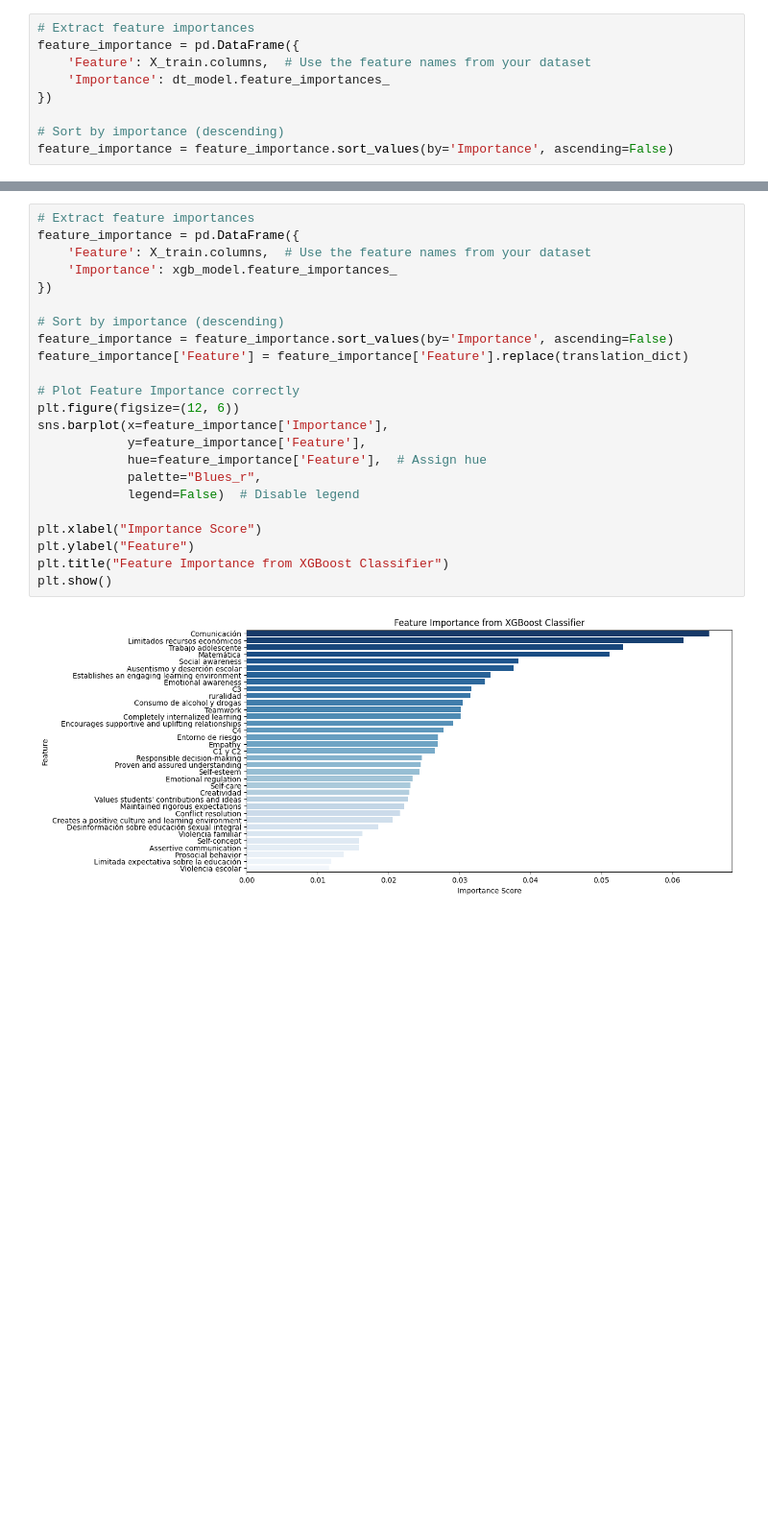
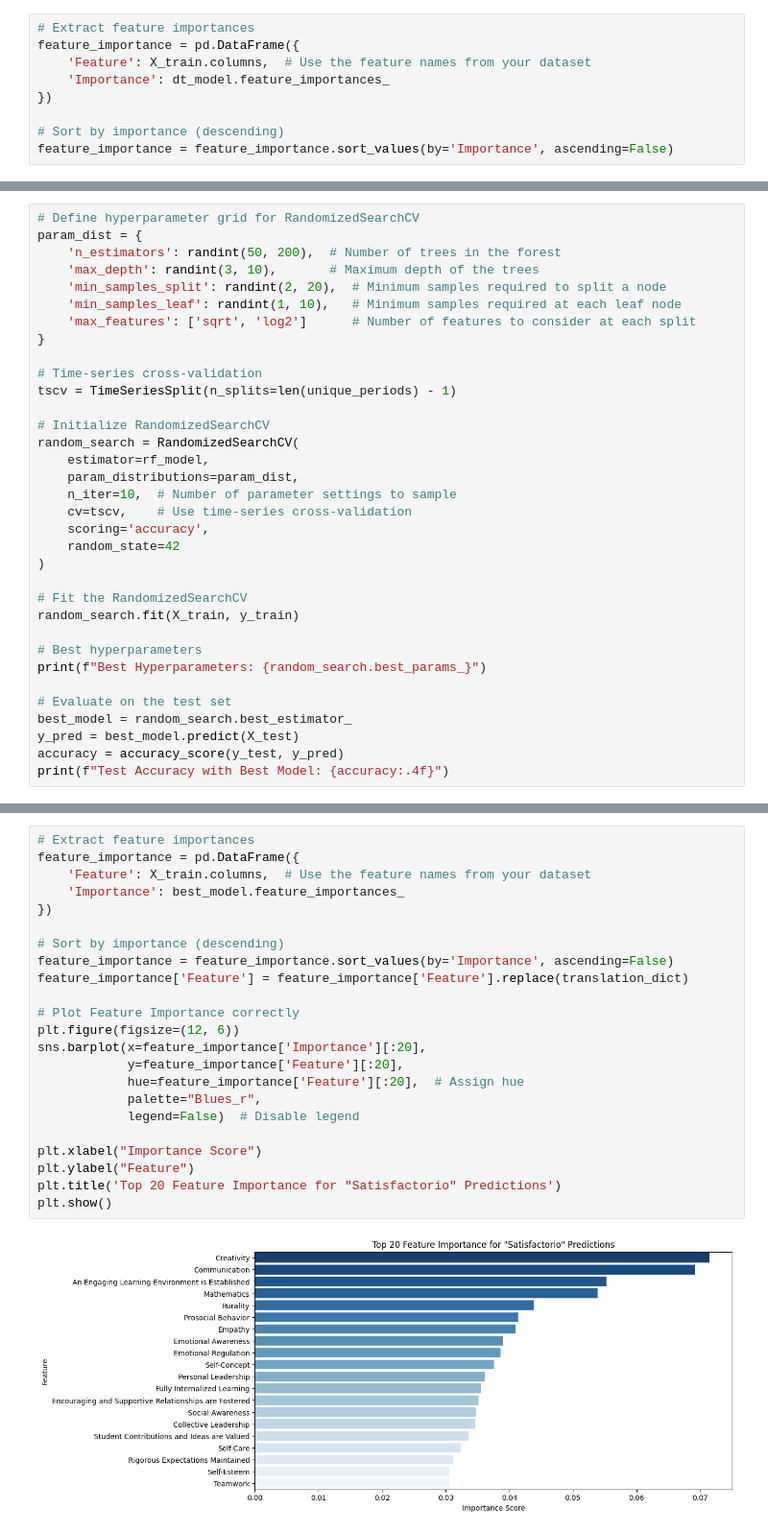
Before and after one commit to Raxcsu/breit-project, a Jupyter notebook: notebook/main_pdl.ipynb, the cells around one changed output, grey strips where cells are left out. Shown at 96% size. Cells and saved outputs as stored; diff of their text form; blank space fills up the shorter version.

Commit message:
final model

```diff
--- a/notebook/main_pdl.ipynb
+++ b/notebook/main_pdl.ipynb
@@ -776,0 +841,34 @@ weighted avg       0.74      0.70      0.67       253
+# %%
+# Define hyperparameter grid for RandomizedSearchCV
+param_dist = {
+    'n_estimators': randint(50, 200),  # Number of trees in the forest
+    'max_depth': randint(3, 10),       # Maximum depth of the trees
+    'min_samples_split': randint(2, 20),  # Minimum samples required to split a node
+    'min_samples_leaf': randint(1, 10),   # Minimum samples required at each leaf node
+    'max_features': ['sqrt', 'log2']      # Number of features to consider at each split
+}
+
+# Time-series cross-validation
+tscv = TimeSeriesSplit(n_splits=len(unique_periods) - 1)
+
+# Initialize RandomizedSearchCV
+random_search = RandomizedSearchCV(
+    estimator=rf_model,
+    param_distributions=param_dist,
+    n_iter=10,  # Number of parameter settings to sample
+    cv=tscv,    # Use time-series cross-validation
+    scoring='accuracy',
+    random_state=42
+)
+
+# Fit the RandomizedSearchCV
+random_search.fit(X_train, y_train)
+
+# Best hyperparameters
+print(f"Best Hyperparameters: {random_search.best_params_}")
+
+# Evaluate on the test set
+best_model = random_search.best_estimator_
+y_pred = best_model.predict(X_test)
+accuracy = accuracy_score(y_test, y_pred)
+print(f"Test Accuracy with Best Model: {accuracy:.4f}")
@@ -909,25 +1135,25 @@ translation_dict = {
 # %%
 # Extract feature importances
 feature_importance = pd.DataFrame({
     'Feature': X_train.columns,  # Use the feature names from your dataset
-    'Importance': xgb_model.feature_importances_
+    'Importance': best_model.feature_importances_
 })
 
 # Sort by importance (descending)
 feature_importance = feature_importance.sort_values(by='Importance', ascending=False)
 feature_importance['Feature'] = feature_importance['Feature'].replace(translation_dict)
 
 # Plot Feature Importance correctly
 plt.figure(figsize=(12, 6))
-sns.barplot(x=feature_importance['Importance'],
-            y=feature_importance['Feature'],
-            hue=feature_importance['Feature'],  # Assign hue
+sns.barplot(x=feature_importance['Importance'][:20],
+            y=feature_importance['Feature'][:20],
+            hue=feature_importance['Feature'][:20],  # Assign hue
             palette="Blues_r",
             legend=False)  # Disable legend
 
 plt.xlabel("Importance Score")
 plt.ylabel("Feature")
-plt.title("Feature Importance from XGBoost Classifier")
+plt.title('Top 20 Feature Importance for "Satisfactorio" Predictions')
 plt.show()
 # %% [output]
-[figure, old version]
+[figure, new version]
```
Also changed, not shown: parts of 46 cells of this notebook, 2 other files.
